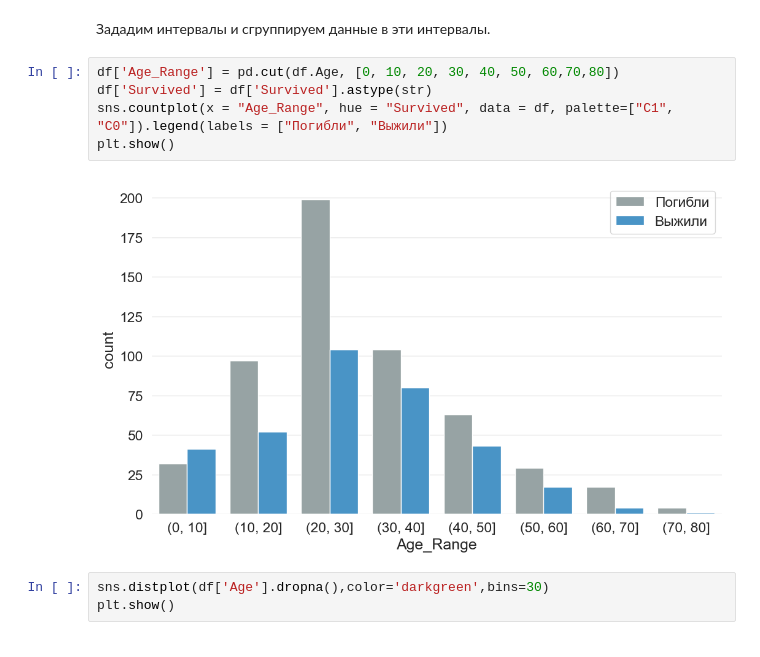
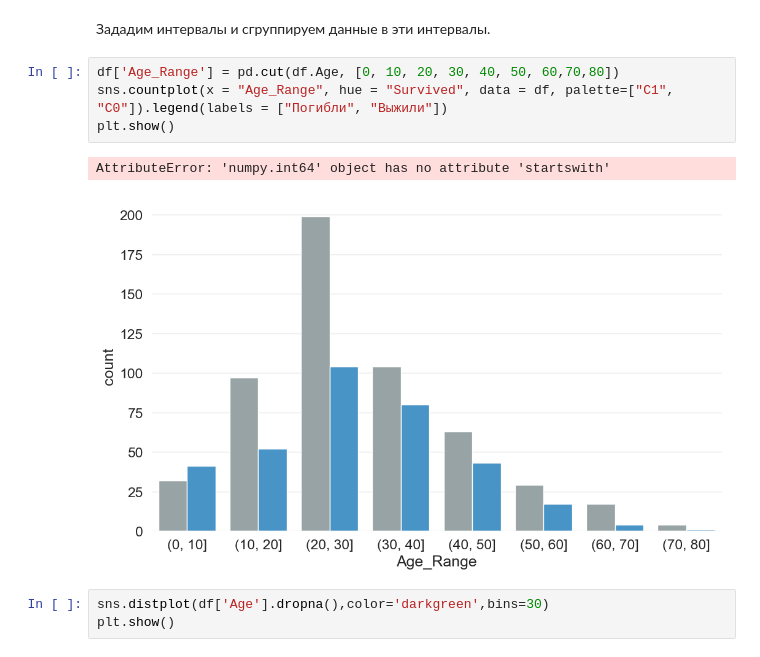
Before and after one commit to Grandher/MLabs-IIS-lessons_python, a Jupyter notebook: Task3/3_visualize_data.ipynb, the cells around one changed output. Saved outputs shown, nothing was run; the diff lists cells and outputs as text.

```diff
--- a/Task3/3_visualize_data.ipynb
+++ b/Task3/3_visualize_data.ipynb
@@ -346,11 +346,11 @@ max(df['Age'])
 Зададим интервалы и сгруппируем данные в эти интервалы.
 # %%
 df['Age_Range'] = pd.cut(df.Age, [0, 10, 20, 30, 40, 50, 60,70,80])
-df['Survived'] = df['Survived'].astype(str)
 sns.countplot(x = "Age_Range", hue = "Survived", data = df, palette=["C1", "C0"]).legend(labels = ["Погибли", "Выжили"])
 plt.show()
 # %% [output]
+AttributeError: 'numpy.int64' object has no attribute 'startswith'
-[figure, old version]
+[figure, new version]
 # %%
 sns.distplot(df['Age'].dropna(),color='darkgreen',bins=30)
 plt.show()
```
Also changed, not shown: parts of 17 cells of this notebook, 2 other files.
